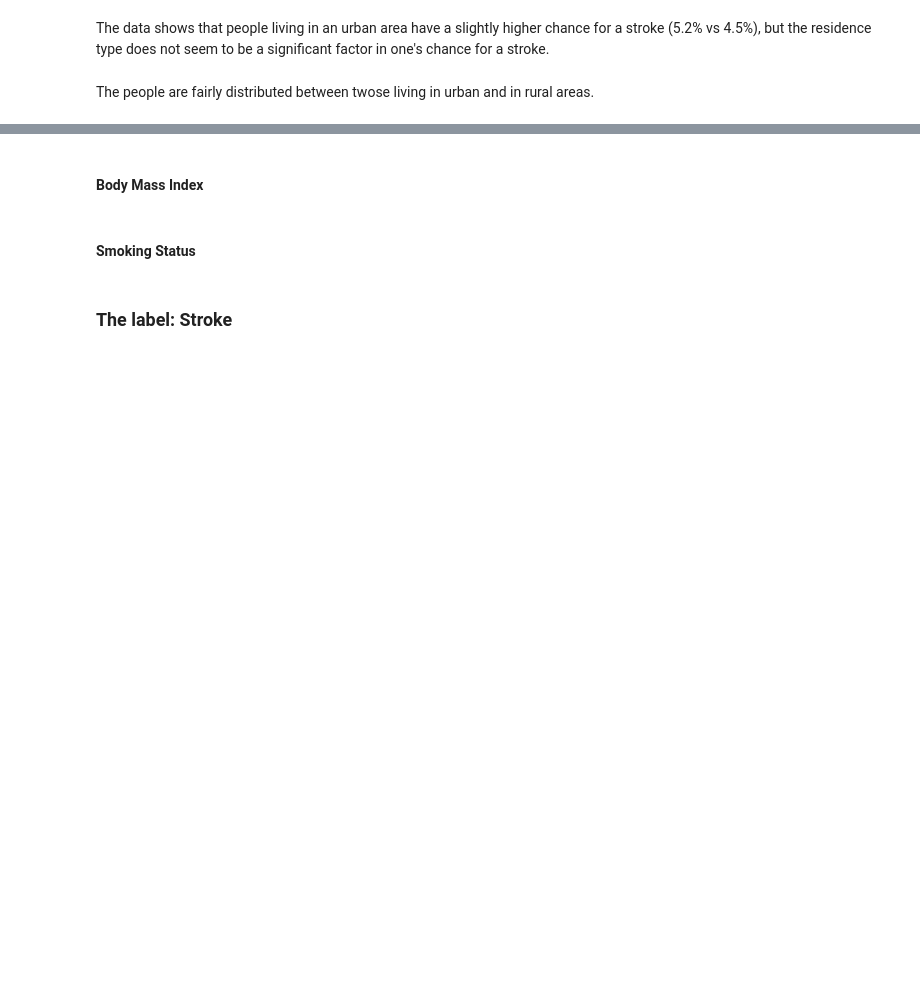
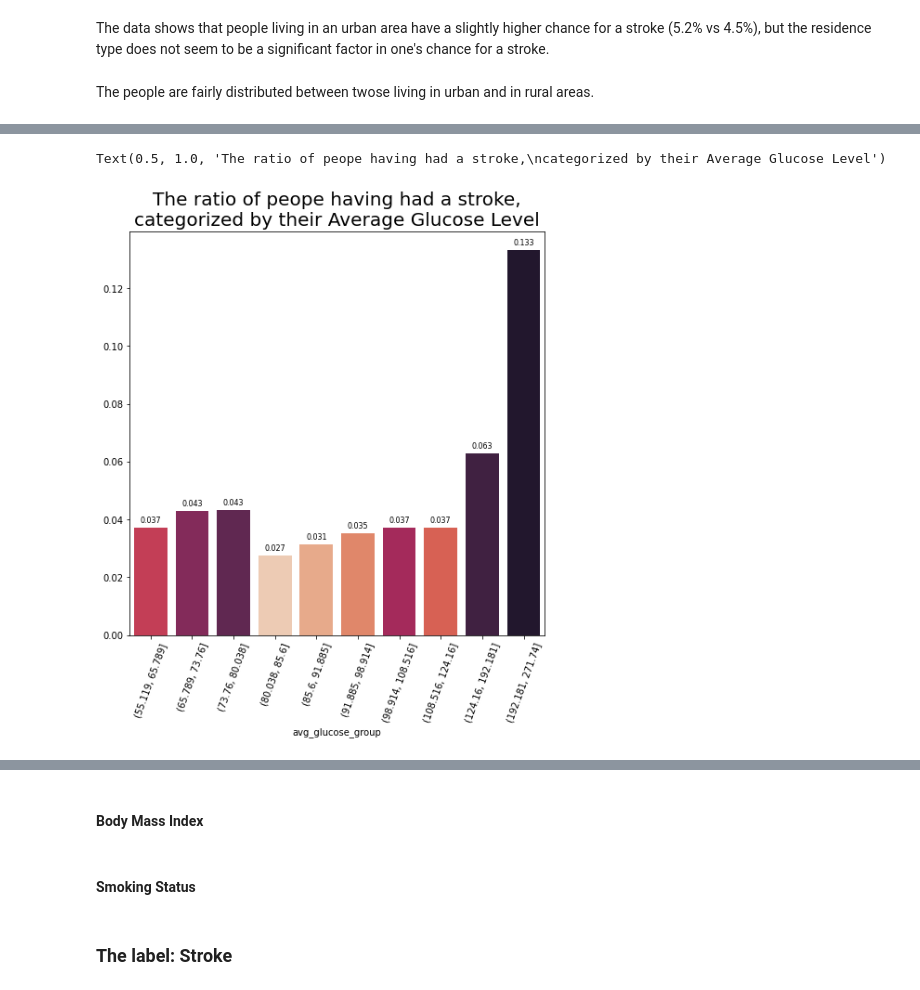
Before and after one commit to bori00/Stroke-Predictor, a Jupyter notebook: Stroke_Predictor.ipynb, the cells around one changed output, grey strips where cells are left out. Cells and saved outputs as stored; diff of their text form; code cells hidden in the pictures; blank space fills up the shorter version.

```diff
--- a/Stroke_Predictor.ipynb
+++ b/Stroke_Predictor.ipynb
@@ -242,0 +310,22 @@ The people are fairly distributed between twose living in urban and in rural are
+# %%
+stroke_df_group = stroke_df.copy()
+stroke_df_group["avg_glucose_group"] = pd.qcut(stroke_df_group["avg_glucose_level"], q=10)
+stroke_ratio_per_glucose_group = stroke_df_group.groupby(["avg_glucose_group"]).apply(lambda gl_group: gl_group["stroke"].sum() / gl_group["stroke"].count())
+fig, ax = plt.subplots(figsize=def_fig_size)
+pal = sns.color_palette("rocket", len(stroke_ratio_per_glucose_group))
+rank = stroke_ratio_per_glucose_group.argsort().argsort()   # http://stackoverflow.com/a/6266510/1628638
+plots = sns.barplot(x = stroke_ratio_per_glucose_group.index, y = stroke_ratio_per_glucose_group.values, ax = ax, palette = np.array(pal[::-1])[rank])
+
+# Iterrating over the bars one-by-one to add annotations
+for bar in plots.patches:
+    plots.annotate(format(bar.get_height(), '.3f'),
+                   (bar.get_x() + bar.get_width() / 2,
+                    bar.get_height()), ha='center', va='center',
+                   size=8, xytext=(0, 8),
+                   textcoords='offset points')
+
+plt.xticks(rotation=70)
+plt.title("The ratio of peope having had a stroke,\ncategorized by their Average Glucose Level", size = def_title_size)
+# %% [output]
+Text(0.5, 1.0, 'The ratio of peope having had a stroke,\ncategorized by their Average Glucose Level')
+[figure, added]
```
Also changed, not shown: parts of 15 cells of this notebook.
